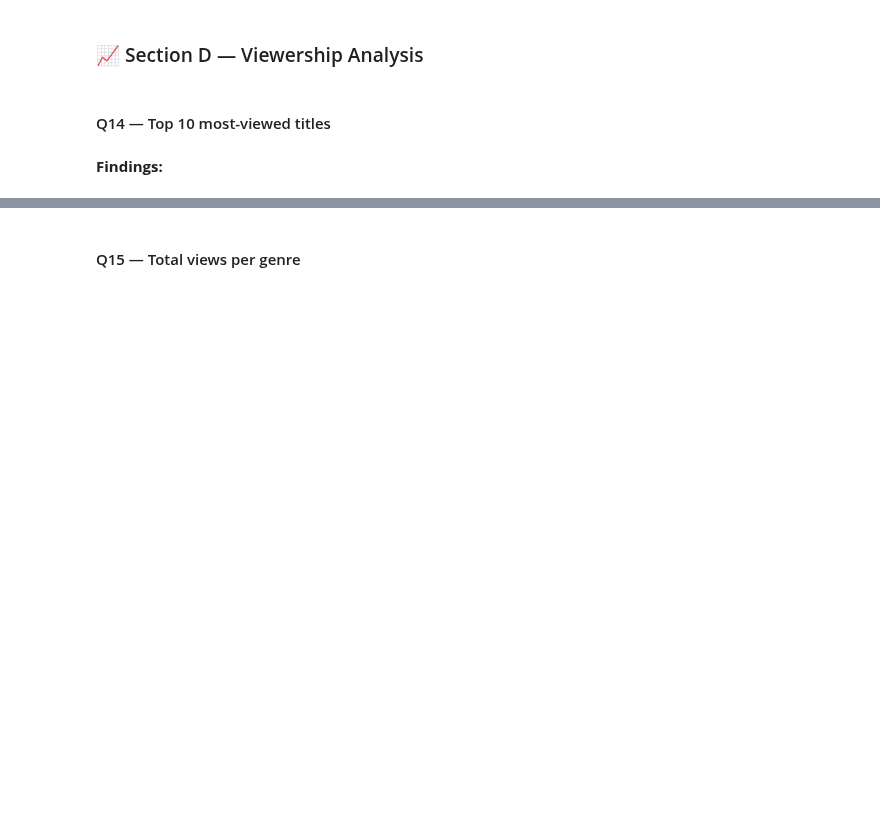
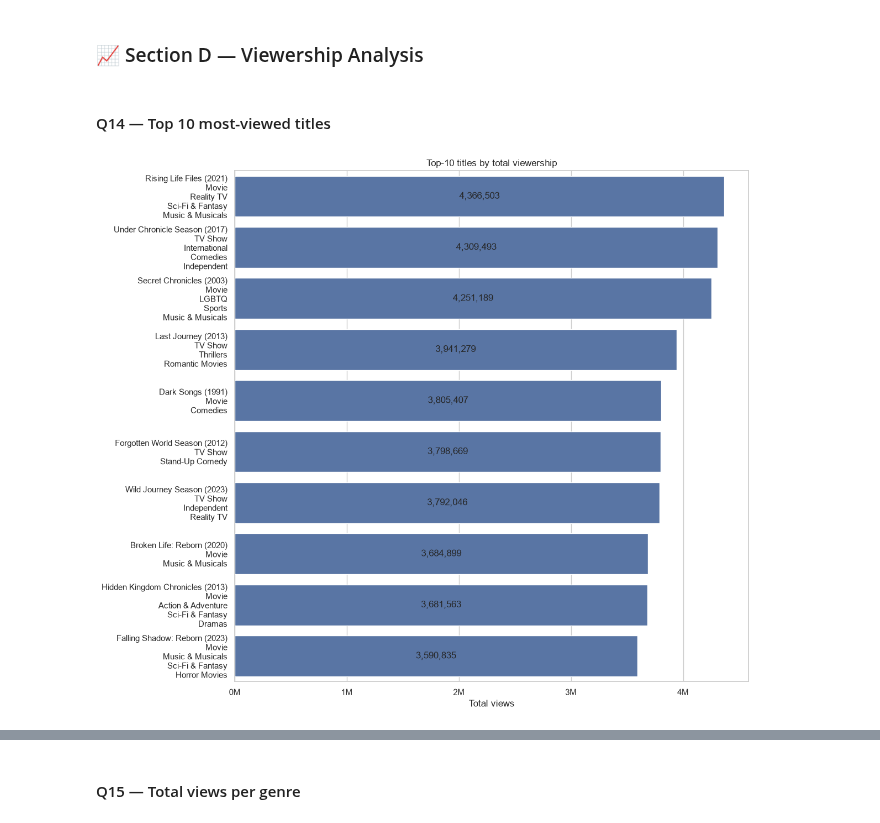
Before and after one commit to sysakm/movie_analytics_da_2026, a Jupyter notebook: starter_notebook.ipynb, the cells around one changed output, grey strips where cells are left out. Saved outputs shown, nothing was run; the diff lists cells and outputs as text; code cells hidden in the pictures; blank space fills up the shorter version.

Commit message:
Add viewership analysis

```diff
--- a/starter_notebook.ipynb
+++ b/starter_notebook.ipynb
@@ -1733,2 +1774,31 @@ plt.show()
-# %% [markdown]
-**Findings:**
+# %%
+# Your code here
+# one line -> one title
+cur_df = titles.merge(viewership.groupby('title_id')['views'].sum().sort_values(ascending=False)[:10].reset_index(), on='title_id')\
+    .merge(genres.groupby('title_id')['genre'].unique().apply(lambda lst: '\n'.join(lst)).reset_index(), on='title_id')\
+    .sort_values('views', ascending=False)
+cur_df['description'] = cur_df['title'] + ' (' + cur_df['release_year'].astype(str) + ')'\
+    + '\n' + cur_df['type'] + '\n' + cur_df['genre']
+
+plt.figure(figsize=(12, 12))
+sns.barplot(cur_df, y='description', x='views')
+for _, row in cur_df.iterrows():
+    plt.text(row['views']/2, row['description'], f'{row['views']:,.0f}', va='center', ha='center')
+
+plt.title('Top-10 titles by total viewership')
+plt.xlabel('Total views')
+plt.ylabel('')
+
+# format the x ticks to clearly display that they are in millions
+formatter = ticker.FuncFormatter(lambda x, _: f"{x * 1e-6:.0f}M")
+plt.gca().xaxis.set_major_formatter(formatter)
+
+plt.savefig(
+    f'{folder_path}/q14.png',
+    dpi=300,
+    bbox_inches='tight',
+    transparent=False
+)
+plt.show()
+# %% [output]
+[figure, added]
```
Also changed, not shown: parts of 39 cells of this notebook, 6 other files.
